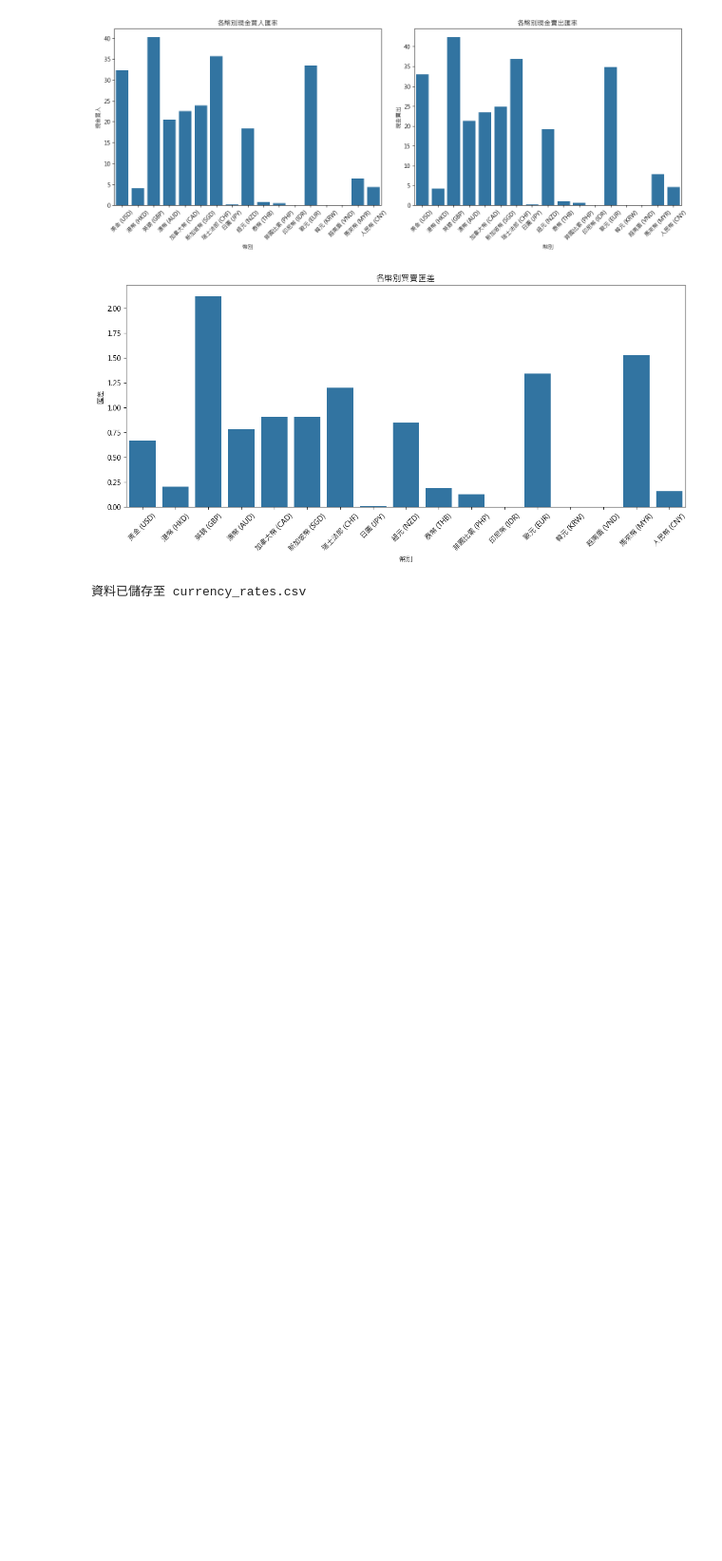
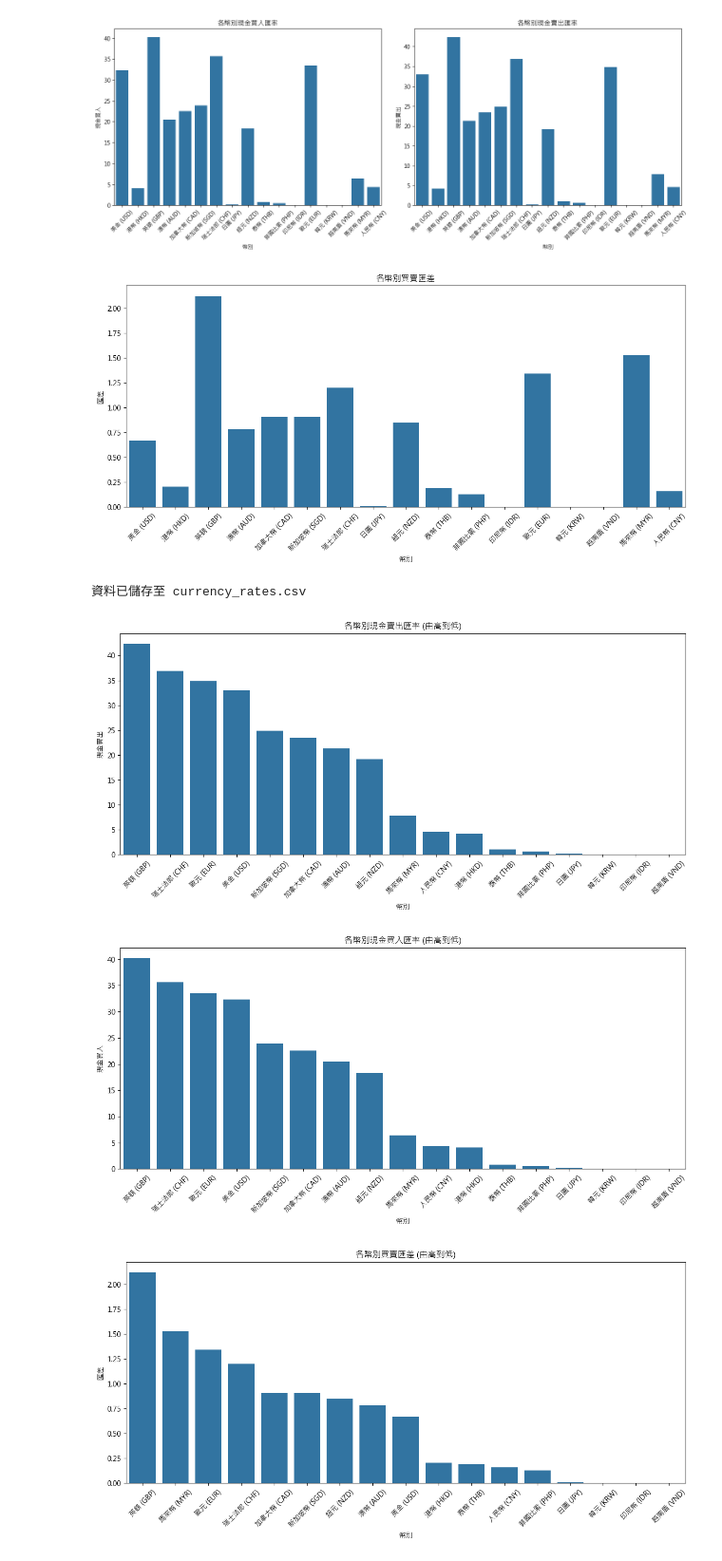
Before and after one commit to alvischen0206/python_analysis, a Jupyter notebook: lesson6_2.ipynb, the cells around one changed output. Shown at 95% size. Drawn from its saved outputs; the diff is of its cells as text; code cells hidden in the pictures; blank space fills up the shorter version.

```diff
--- a/lesson6_2.ipynb
+++ b/lesson6_2.ipynb
@@ -133,3 +133,75 @@ print("\n資料已儲存至 currency_rates.csv")
 [figure]
 [figure]
 資料已儲存至 currency_rates.csv
+# %%
+import pandas as pd
+import matplotlib.pyplot as plt
+import seaborn as sns
+import numpy as np
+
+# 設定中文字體，Windows 系統請使用以下設定
+plt.rcParams['font.sans-serif'] = ['Microsoft JhengHei']
+plt.rcParams['axes.unicode_minus'] = False
+
+# 將 list of dictionaries 轉換為 DataFrame
+df = pd.DataFrame(rates)
+
+# 轉換匯率為數值型別，將 '-' 和空值替換為 NaN
+df['現金買入'] = pd.to_numeric(df['現金買入'].replace(['-', ''], np.nan), errors='coerce')
+df['現金賣出'] = pd.to_numeric(df['現金賣出'].replace(['-', ''], np.nan), errors='coerce')
+
+# 移除沒有匯率的幣別
+df = df.dropna()
+
+# 計算匯差
+df['匯差'] = df['現金賣出'] - df['現金買入']
+
+# 依現金賣出排序製圖
+plt.figure(figsize=(12, 6))
+df_sell = df.sort_values('現金賣出', ascending=False)
+sns.barplot(data=df_sell, x='幣別', y='現金賣出')
+plt.title('各幣別現金賣出匯率 (由高到低)')
+plt.xticks(rotation=45)
+plt.tight_layout()
+plt.show()
+
+# 依現金買入排序製圖
+plt.figure(figsize=(12, 6))
+df_buy = df.sort_values('現金買入', ascending=False)
+sns.barplot(data=df_buy, x='幣別', y='現金買入')
+plt.title('各幣別現金買入匯率 (由高到低)')
+plt.xticks(rotation=45)
+plt.tight_layout()
+plt.show()
+
+# 依匯差排序製圖
+plt.figure(figsize=(12, 6))
+df_spread = df.sort_values('匯差', ascending=False)
+sns.barplot(data=df_spread, x='幣別', y='匯差')
+plt.title('各幣別買賣匯差 (由高到低)')
+plt.xticks(rotation=45)
+plt.tight_layout()
+plt.show()
+
+# 顯示排序後的數據
+print("\n依現金賣出排序：")
+print("-" * 50)
+print(df_sell[['幣別', '現金賣出']].to_string(index=False))
+
+print("\n依現金買入排序：")
+print("-" * 50)
+print(df_buy[['幣別', '現金買入']].to_string(index=False))
+
+print("\n依匯差排序：")
+print("-" * 50)
+print(df_spread[['幣別', '匯差']].to_string(index=False))
+
+# 存檔
+df_sell.to_csv('currency_rates_by_sell.csv', encoding='utf-8-sig', index=False)
+df_buy.to_csv('currency_rates_by_buy.csv', encoding='utf-8-sig', index=False)
+df_spread.to_csv('currency_rates_by_spread.csv', encoding='utf-8-sig', index=False)
+print("\n資料已分別儲存至 currency_rates_by_sell.csv、currency_rates_by_buy.csv 和 currency_rates_by_spread.csv")
+# %% [output]
+[figure, added]
+[figure, added]
+[figure, added]
```
Also changed, not shown: parts of 4 cells of this notebook, 8 other files.
